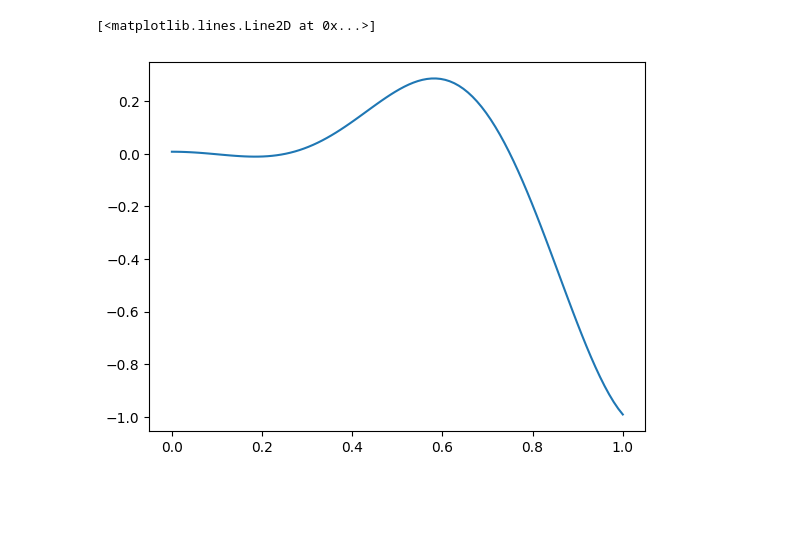
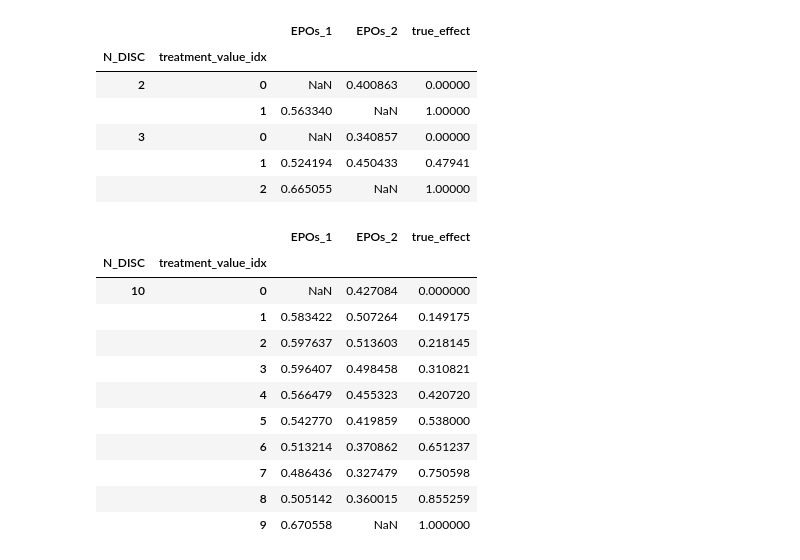
Before and after one commit to chris-L6/CausalPFN, a Jupyter notebook: my-work/Week_11-17/notebooks/scratchwork.ipynb, the cells around one changed output. Saved outputs shown, nothing was run; the diff lists cells and outputs as text; code cells hidden in the pictures; blank space fills up the shorter version.

```diff
--- a/my-work/Week_11-17/notebooks/scratchwork.ipynb
+++ b/my-work/Week_11-17/notebooks/scratchwork.ipynb
@@ -84,5 +0,0 @@ drf = interp1d(treatment_doses, effects)
-# %%
-plt.plot(treatment_doses, drf(treatment_doses))
-# %% [output]
-[<matplotlib.lines.Line2D at 0x...>]
-[figure, removed]
@@ -88,0 +6,29 @@ plt.plot(treatment_doses, drf(treatment_doses))
+# %%
+df = pd.read_csv(
+    "..\output\EPO_df_debt-loss_11-17_14h2m.csv",
+    index_col=[0, 1]
+)
+df.head()
+# %% [output]
+|  |  | EPOs_1 | EPOs_2 | true_effect |
+| N_DISC | treatment_value_idx |  |  |  |
+| 2 | 0 | NaN | 0.400863 | 0.00000 |
+|  | 1 | 0.563340 | NaN | 1.00000 |
+| 3 | 0 | NaN | 0.340857 | 0.00000 |
+|  | 1 | 0.524194 | 0.450433 | 0.47941 |
+|  | 2 | 0.665055 | NaN | 1.00000 |
+# %%
+df.loc[[10]]
+# %% [output]
+|  |  | EPOs_1 | EPOs_2 | true_effect |
+| N_DISC | treatment_value_idx |  |  |  |
+| 10 | 0 | NaN | 0.427084 | 0.000000 |
+|  | 1 | 0.583422 | 0.507264 | 0.149175 |
+|  | 2 | 0.597637 | 0.513603 | 0.218145 |
+|  | 3 | 0.596407 | 0.498458 | 0.310821 |
+|  | 4 | 0.566479 | 0.455323 | 0.420720 |
+|  | 5 | 0.542770 | 0.419859 | 0.538000 |
+|  | 6 | 0.513214 | 0.370862 | 0.651237 |
+|  | 7 | 0.486436 | 0.327479 | 0.750598 |
+|  | 8 | 0.505142 | 0.360015 | 0.855259 |
+|  | 9 | 0.670558 | NaN | 1.000000 |
```
Also changed, not shown: parts of 9 cells of this notebook, 32 other files.
